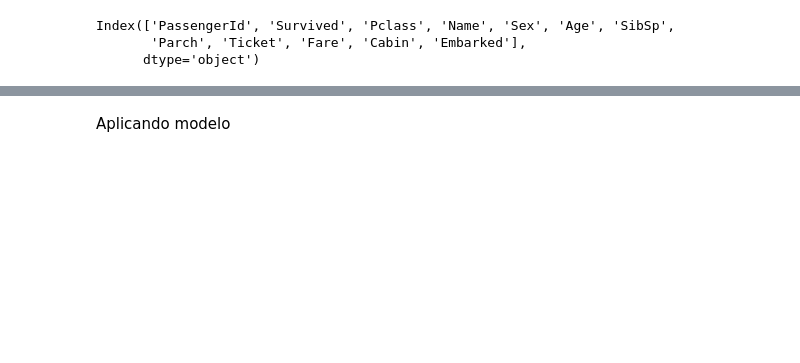
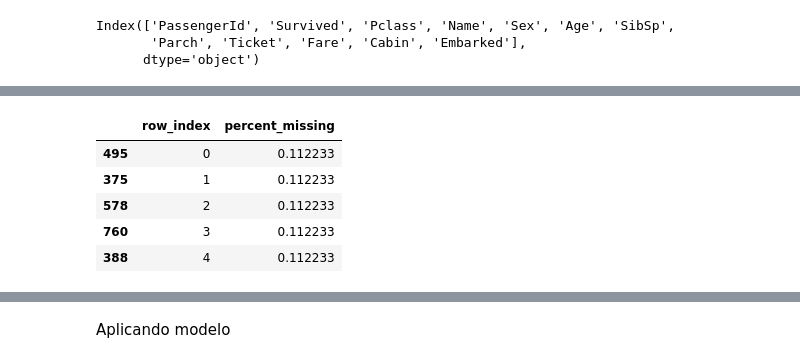
Before and after one commit to Oliveira1390/DM, a Jupyter notebook: titanic.ipynb, the cells around one changed output, grey strips where cells are left out. Saved outputs shown, nothing was run; the diff lists cells and outputs as text; code cells hidden in the pictures; blank space fills up the shorter version.

```diff
--- a/titanic.ipynb
+++ b/titanic.ipynb
@@ -77,0 +126,12 @@ X = titanic_data[titanic_features]
+# %%
+# Verificação de Missing por linha
+percent_missing_rows = X_train.apply(lambda x: x.isnull().sum() * 100 / len(X_train), axis=1).sort_values(ascending=False)
+df1 = pd.DataFrame({'row_index': X_train.index, 'percent_missing': percent_missing_rows})
+df1.head()
+# %% [output]
+|  | row_index | percent_missing |
+| 495 | 0 | 0.112233 |
+| 375 | 1 | 0.112233 |
+| 578 | 2 | 0.112233 |
+| 760 | 3 | 0.112233 |
+| 388 | 4 | 0.112233 |
```
Also changed, not shown: parts of 13 cells of this notebook.
